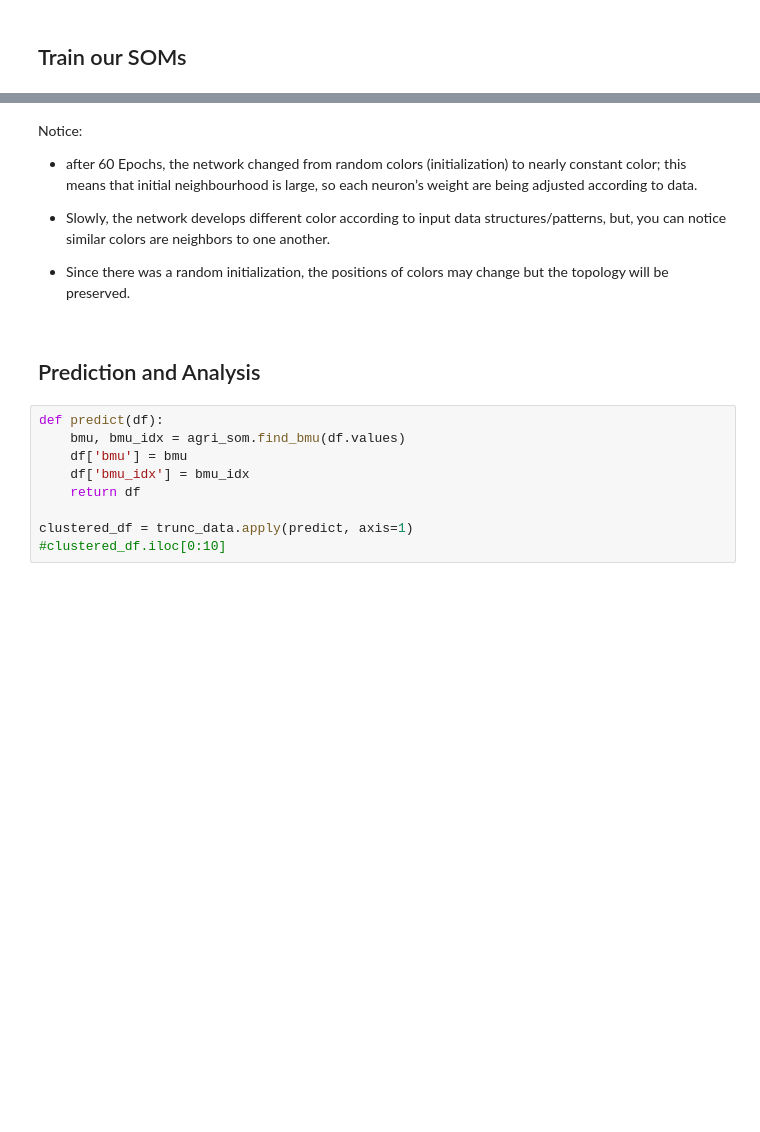
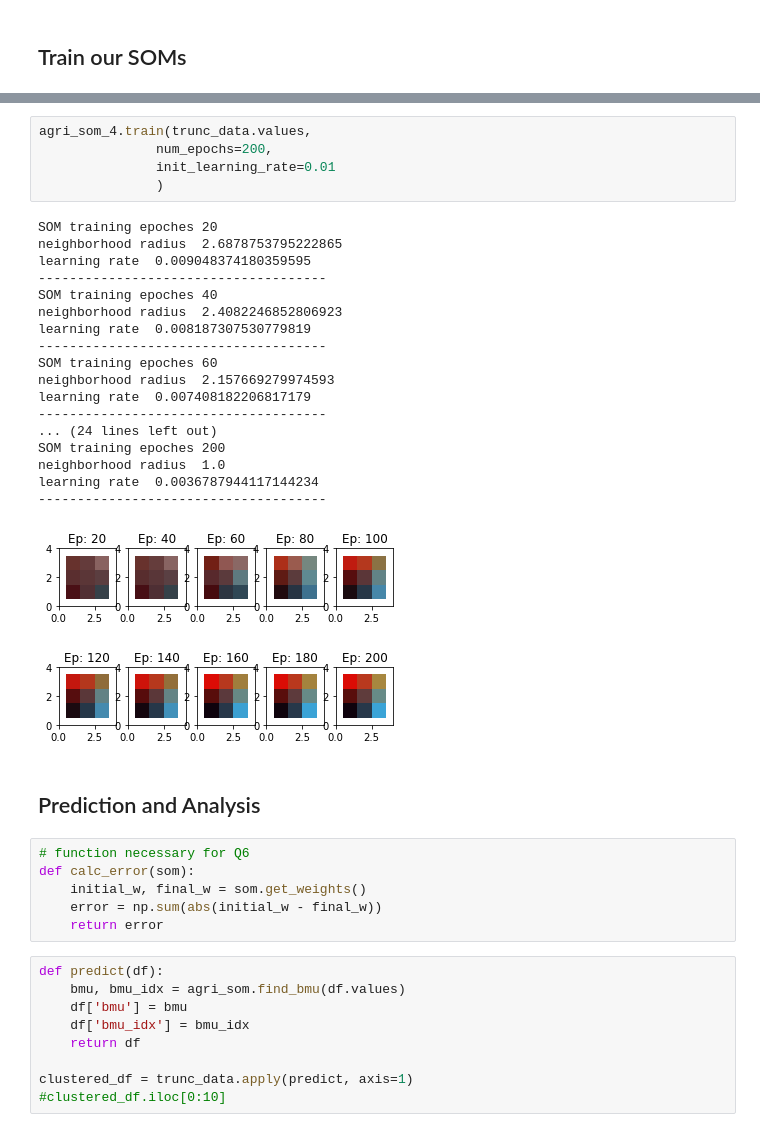
Before and after one commit to lmcosta98/SOM, a Jupyter notebook: SOM1.ipynb, the cells around one changed output, grey strips where cells are left out. Drawn from its saved outputs; the diff is of its cells as text; blank space fills up the shorter version.

```diff
--- a/SOM1.ipynb
+++ b/SOM1.ipynb
@@ -216,13 +217,35 @@ learning rate  0.0036787944117144234
-# %% [markdown]
-Notice:
-
-- after 60 Epochs, the network changed from random colors (initialization) to nearly constant color; this means that initial neighbourhood is large, so each neuron’s weight are being adjusted according to data.
-
-- Slowly, the network develops different color according to input data structures/patterns, but, you can notice similar colors are neighbors to one another.
-
-- Since there was a random initialization, the positions of colors may change but the topology will be preserved.
+# %%
+agri_som_4.train(trunc_data.values,
+               num_epochs=200,
+               init_learning_rate=0.01
+               )
+# %% [output]
+SOM training epoches 20
+neighborhood radius  2.6878753795222865
+learning rate  0.009048374180359595
+-------------------------------------
+SOM training epoches 40
+neighborhood radius  2.4082246852806923
+learning rate  0.008187307530779819
+-------------------------------------
+SOM training epoches 60
+neighborhood radius  2.157669279974593
+learning rate  0.007408182206817179
+-------------------------------------
+... (24 lines left out)
+SOM training epoches 200
+neighborhood radius  1.0
+learning rate  0.0036787944117144234
+-------------------------------------
+[figure, added]
 # %% [markdown]
 ## Prediction and Analysis
+# %%
+# function necessary for Q6
+def calc_error(som):
+    initial_w, final_w = som.get_weights()
+    error = np.sum(abs(initial_w - final_w))
+    return error
 # %%
 def predict(df):
     bmu, bmu_idx = agri_som.find_bmu(df.values)
```
Also changed, not shown: parts of 26 cells of this notebook, 1 other file.
